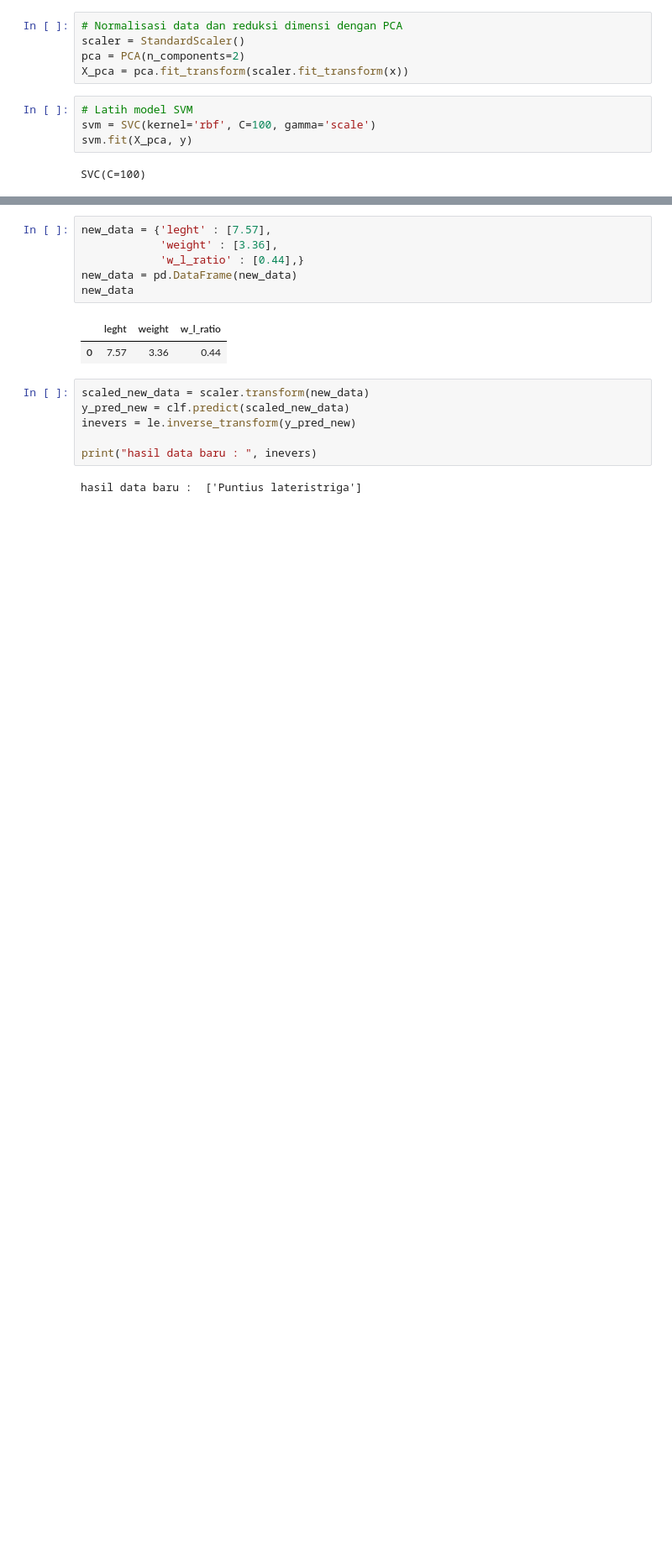
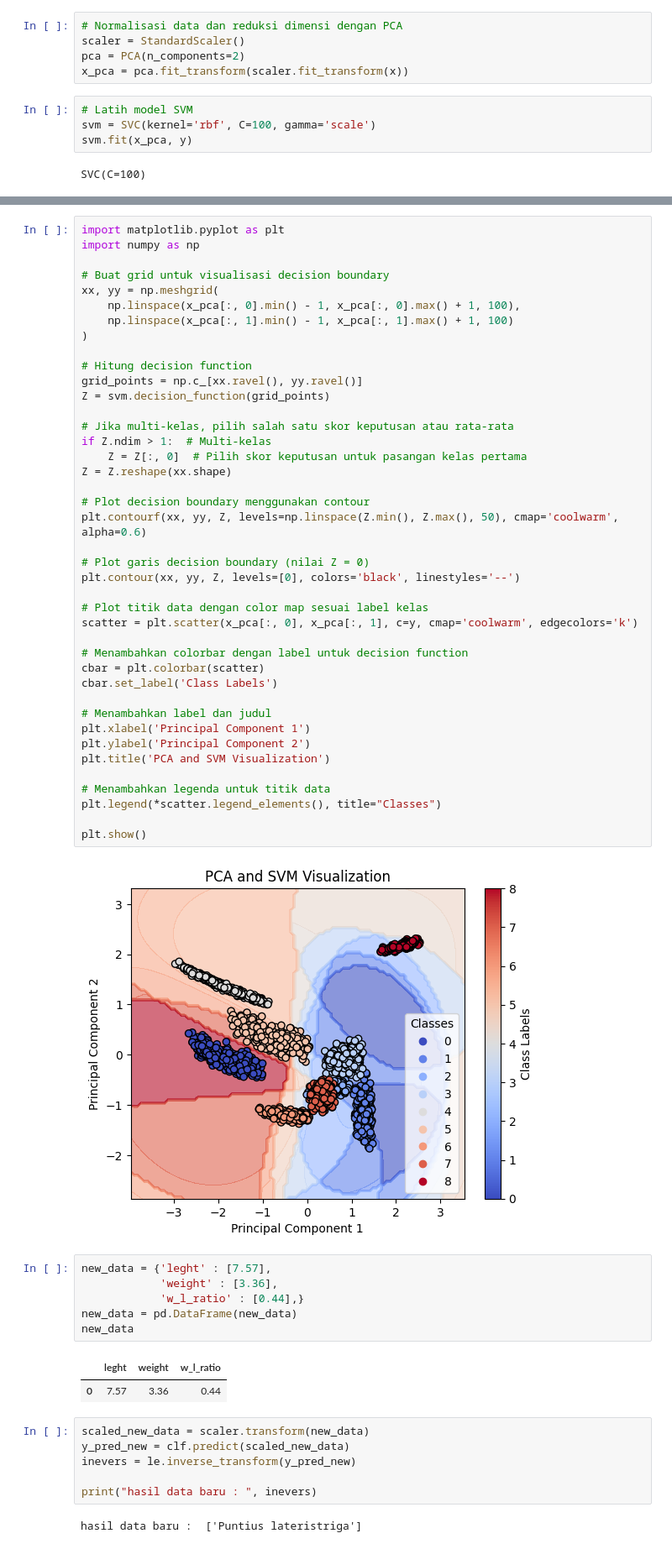
Before and after one commit to Rafluz/Mechine-Learning-Model, a Jupyter notebook: SVM/fishsvm.ipynb, the cells around one changed output, grey strips where cells are left out. Shown at 84% size. Cells and saved outputs as stored; diff of their text form; blank space fills up the shorter version.

```diff
--- a/SVM/fishsvm.ipynb
+++ b/SVM/fishsvm.ipynb
@@ -253,10 +253,10 @@ array([4, 8, 7, 4, 4, 7, 8, 6, 6, 7, 6, 1, 7, 8, 8, 6, 6, 7, 0, 7, 7, 8,
 # Normalisasi data dan reduksi dimensi dengan PCA
 scaler = StandardScaler()
 pca = PCA(n_components=2)
-X_pca = pca.fit_transform(scaler.fit_transform(x))
+x_pca = pca.fit_transform(scaler.fit_transform(x))
 # %%
 # Latih model SVM
 svm = SVC(kernel='rbf', C=100, gamma='scale')
-svm.fit(X_pca, y)
+svm.fit(x_pca, y)
 # %% [output]
 SVC(C=100)
@@ -263,3 +273,46 @@ SVC(C=100)
+# %%
+import matplotlib.pyplot as plt
+import numpy as np
+
+# Buat grid untuk visualisasi decision boundary
+xx, yy = np.meshgrid(
+    np.linspace(x_pca[:, 0].min() - 1, x_pca[:, 0].max() + 1, 100),
+    np.linspace(x_pca[:, 1].min() - 1, x_pca[:, 1].max() + 1, 100)
+)
+
+# Hitung decision function
+grid_points = np.c_[xx.ravel(), yy.ravel()]
+Z = svm.decision_function(grid_points)
+
+# Jika multi-kelas, pilih salah satu skor keputusan atau rata-rata
+if Z.ndim > 1:  # Multi-kelas
+    Z = Z[:, 0]  # Pilih skor keputusan untuk pasangan kelas pertama
+Z = Z.reshape(xx.shape)
+
+# Plot decision boundary menggunakan contour
+plt.contourf(xx, yy, Z, levels=np.linspace(Z.min(), Z.max(), 50), cmap='coolwarm', alpha=0.6)
+
+# Plot garis decision boundary (nilai Z = 0)
+plt.contour(xx, yy, Z, levels=[0], colors='black', linestyles='--')
+
+# Plot titik data dengan color map sesuai label kelas
+scatter = plt.scatter(x_pca[:, 0], x_pca[:, 1], c=y, cmap='coolwarm', edgecolors='k')
+
+# Menambahkan colorbar dengan label untuk decision function
+cbar = plt.colorbar(scatter)
+cbar.set_label('Class Labels')
+
+# Menambahkan label dan judul
+plt.xlabel('Principal Component 1')
+plt.ylabel('Principal Component 2')
+plt.title('PCA and SVM Visualization')
+
+# Menambahkan legenda untuk titik data
+plt.legend(*scatter.legend_elements(), title="Classes")
+
+plt.show()
+# %% [output]
+[figure, added]
 # %%
 new_data = {'leght' : [7.57],
             'weight' : [3.36],
```
Also changed, not shown: parts of 2 cells of this notebook, 2 other files.
